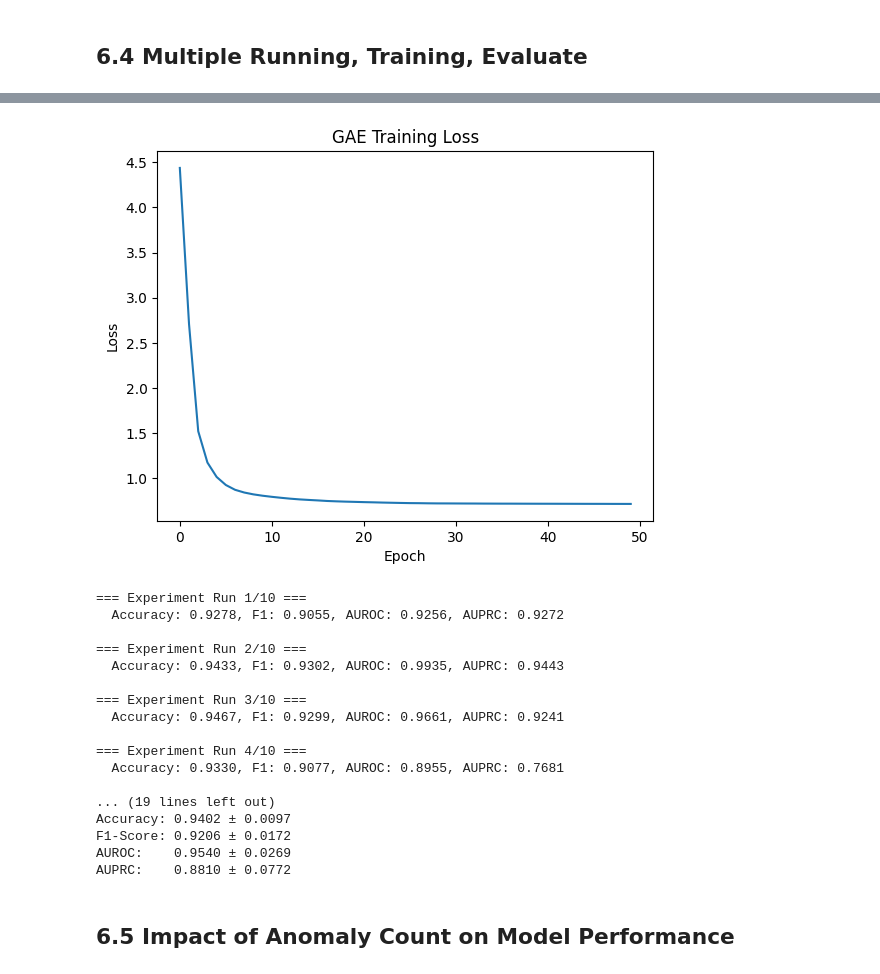
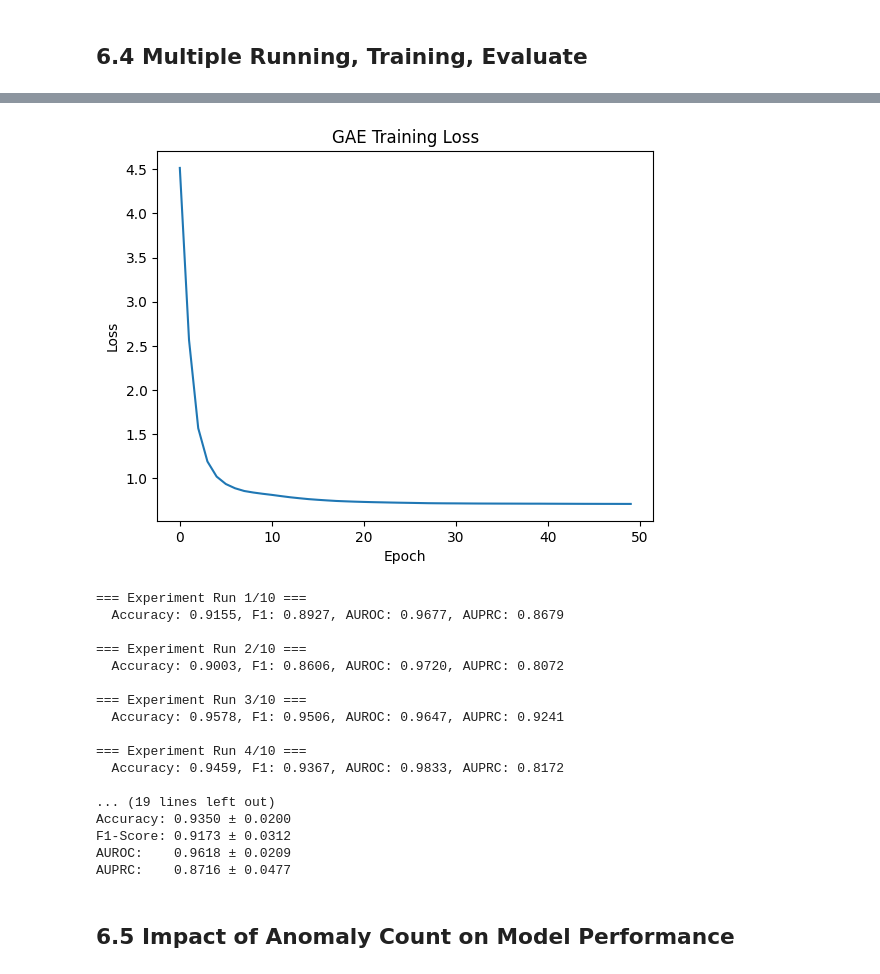
Before and after one commit to RanAndRoei/FinalProject, a Jupyter notebook: Classification_Using_Graph_Diffusion_Models_Cora_Multiple_Running.ipynb, the cells around one changed output, grey strips where cells are left out. Drawn from its saved outputs; the diff is of its cells as text; code cells hidden in the pictures.

```diff
--- a/Classification_Using_Graph_Diffusion_Models_Cora_Multiple_Running.ipynb
+++ b/Classification_Using_Graph_Diffusion_Models_Cora_Multiple_Running.ipynb
@@ -484,7 +474,7 @@ def visualize_anomalies(real_z, synthetic_z):
     plt.show()
 
 # ===== Generate Synthetic Anomalies =====
-num_synthetic = 500
+num_synthetic = 400
 synthetic_z, synthetic_labels = generate_synthetic_anomalies(
     z, num_anomalies=num_synthetic, noise_scale=0.5, noise_type="gaussian", seed=100
 )
@@ -730,7 +720,7 @@ def run_experiment(run_seed):
     # ------------------------------------------------
     # 2a) Generate fewer anomalies with smaller noise
     # ------------------------------------------------
-    num_synthetic = 200   # e.g., only 30 anomalies
+    num_synthetic = 250   # e.g., only 30 anomalies
 
     synthetic_z, synthetic_labels = generate_synthetic_anomalies(
         z,
@@ -851,21 +841,21 @@ print(f"AUPRC:    {np.mean(ap_list):.4f} ± {np.std(ap_list):.4f}")
-[figure, old version]
+[figure, new version]
 === Experiment Run 1/10 ===
-  Accuracy: 0.9278, F1: 0.9055, AUROC: 0.9256, AUPRC: 0.9272
+  Accuracy: 0.9155, F1: 0.8927, AUROC: 0.9677, AUPRC: 0.8679
 
 === Experiment Run 2/10 ===
-  Accuracy: 0.9433, F1: 0.9302, AUROC: 0.9935, AUPRC: 0.9443
+  Accuracy: 0.9003, F1: 0.8606, AUROC: 0.9720, AUPRC: 0.8072
 
 === Experiment Run 3/10 ===
-  Accuracy: 0.9467, F1: 0.9299, AUROC: 0.9661, AUPRC: 0.9241
+  Accuracy: 0.9578, F1: 0.9506, AUROC: 0.9647, AUPRC: 0.9241
 
 === Experiment Run 4/10 ===
-  Accuracy: 0.9330, F1: 0.9077, AUROC: 0.8955, AUPRC: 0.7681
+  Accuracy: 0.9459, F1: 0.9367, AUROC: 0.9833, AUPRC: 0.8172
 
 ... (19 lines left out)
-Accuracy: 0.9402 ± 0.0097
-F1-Score: 0.9206 ± 0.0172
-AUROC:    0.9540 ± 0.0269
-AUPRC:    0.8810 ± 0.0772
+Accuracy: 0.9350 ± 0.0200
+F1-Score: 0.9173 ± 0.0312
+AUROC:    0.9618 ± 0.0209
+AUPRC:    0.8716 ± 0.0477
 # %% [markdown]
 ## 6.5 Impact of Anomaly Count on Model Performance
 # %%
```
Also changed, not shown: parts of 13 cells of this notebook, 1 other file.
